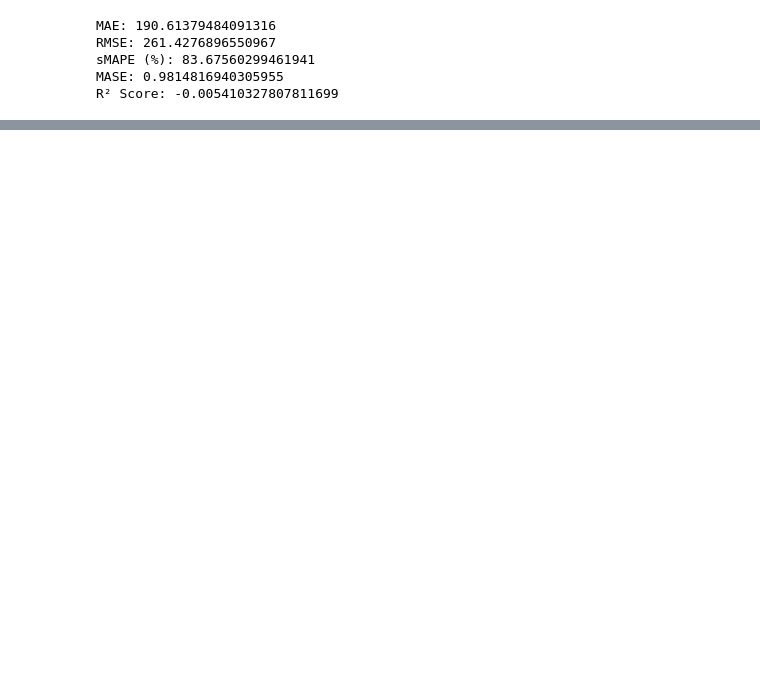
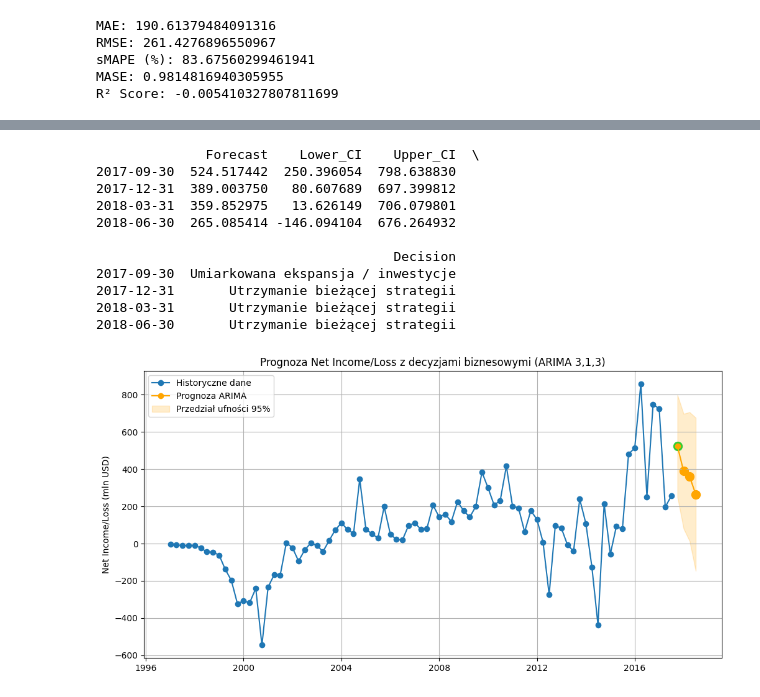
Before and after one commit to KawaMaciej/Stochastyczna, a Jupyter notebook: notebook.ipynb, the cells around one changed output, grey strips where cells are left out. Saved outputs shown, nothing was run; the diff lists cells and outputs as text; code cells hidden in the pictures; blank space fills up the shorter version.

```diff
--- a/notebook.ipynb
+++ b/notebook.ipynb
@@ -668,0 +724,71 @@ df_metrics.style.highlight_min(subset=['MAE','RMSE','SMAPE','MASE'], color='gree
+# %%
+colors = {
+    'Agresywna ekspansja / duże inwestycje': 'green',
+    'Umiarkowana ekspansja / inwestycje': 'limegreen',
+    'Ogranicz wydatki / optymalizacja kosztów': 'red',
+    'Utrzymanie bieżącej strategii': 'orange'
+}
+
+
+df.index = pd.to_datetime(df.index)
+
+model = ARIMA(df["Net Income/Loss"], order=(3,1,3))
+model_fit = model.fit()
+
+forecast_steps = 4
+forecast = model_fit.get_forecast(steps=forecast_steps)
+forecast_mean = forecast.predicted_mean
+forecast_ci = forecast.conf_int()
+
+forecast_index = pd.date_range(start=df.index[-1] + pd.offsets.QuarterEnd(),
+                               periods=forecast_steps, freq='Q')
+
+forecast_df = pd.DataFrame({
+    'Forecast': forecast_mean.values,
+    'Lower_CI': forecast_ci.iloc[:,0].values,
+    'Upper_CI': forecast_ci.iloc[:,1].values
+}, index=forecast_index)
+
+def business_decision(row, level = 500):
+    if row['Lower_CI'] > level:
+        return 'Agresywna ekspansja / duże inwestycje'
+    elif row['Forecast'] > level:
+        return 'Umiarkowana ekspansja / inwestycje'
+    elif row['Forecast'] < level-1000:
+        return 'Ogranicz wydatki / optymalizacja kosztów'
+    else:
+        return 'Utrzymanie bieżącej strategii'
+
+forecast_df['Decision'] = forecast_df.apply(business_decision, axis=1)
+
+print(forecast_df)
+
+plt.figure(figsize=figsize)
+plt.plot(df.index, df["Net Income/Loss"], label='Historyczne dane', marker='o')
+plt.plot(forecast_index, forecast_mean, label='Prognoza ARIMA', color='orange', marker='o')
+plt.fill_between(forecast_index,
+                 forecast_ci.iloc[:,0],
+                 forecast_ci.iloc[:,1],
+                 color='orange', alpha=0.2, label='Przedział ufności 95%')
+
+for i, row in forecast_df.iterrows():
+    plt.scatter(i, row['Forecast'], color=colors[row['Decision']], s=100)
+
+plt.title('Prognoza Net Income/Loss z decyzjami biznesowymi (ARIMA 3,1,3)')
+plt.ylabel('Net Income/Loss (mln USD)')
+plt.legend(['Historyczne dane', 'Prognoza ARIMA', 'Przedział ufności 95%'])
+plt.grid(True)
+plt.show()
+# %% [output]
+              Forecast    Lower_CI    Upper_CI  \
+2017-09-30  524.517442  250.396054  798.638830
+2017-12-31  389.003750   80.607689  697.399812
+2018-03-31  359.852975   13.626149  706.079801
+2018-06-30  265.085414 -146.094104  676.264932
+
+                                      Decision
+2017-09-30  Umiarkowana ekspansja / inwestycje
+2017-12-31       Utrzymanie bieżącej strategii
+2018-03-31       Utrzymanie bieżącej strategii
+2018-06-30       Utrzymanie bieżącej strategii
+[figure, added]
```
Also changed, not shown: parts of 10 cells of this notebook, 1 other file.
